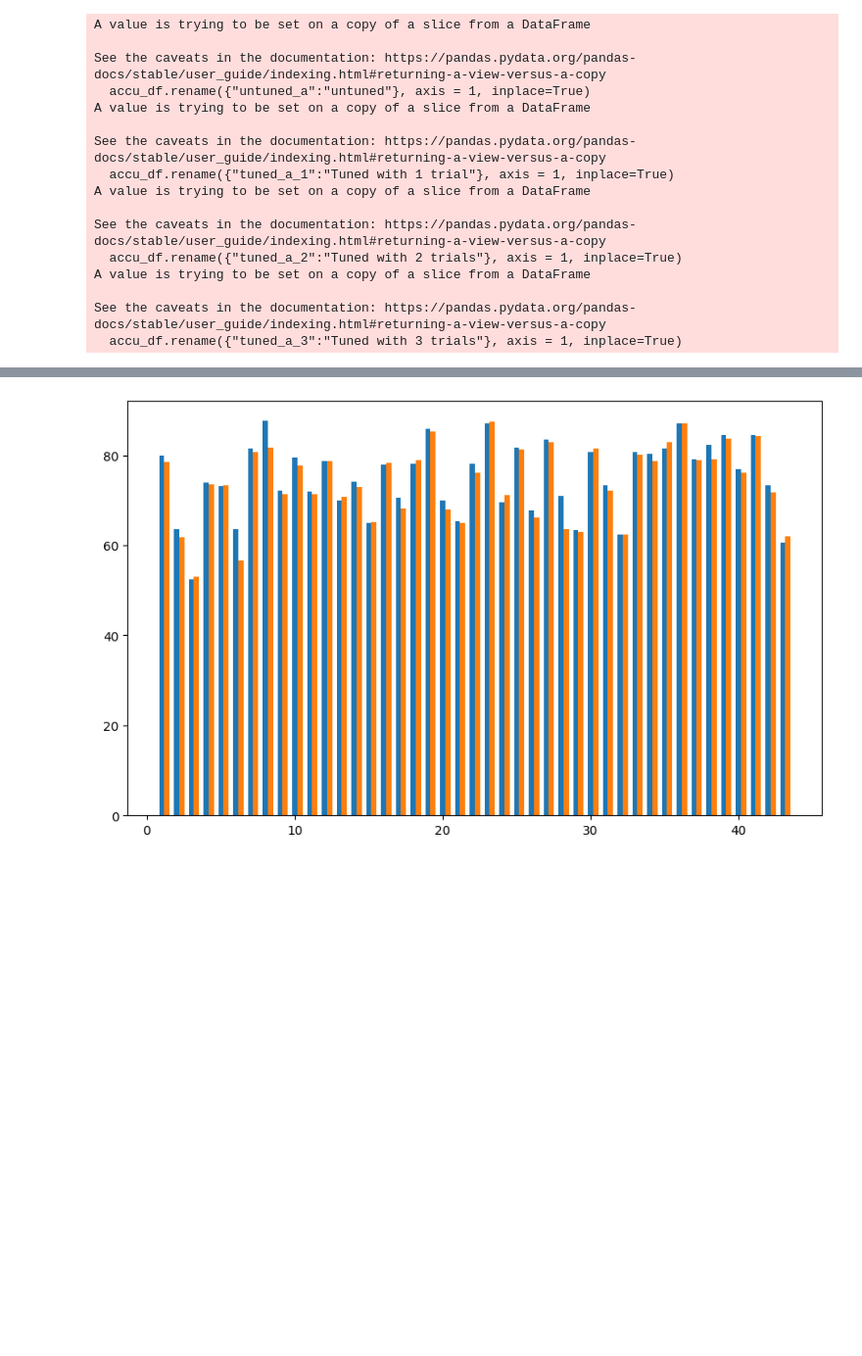
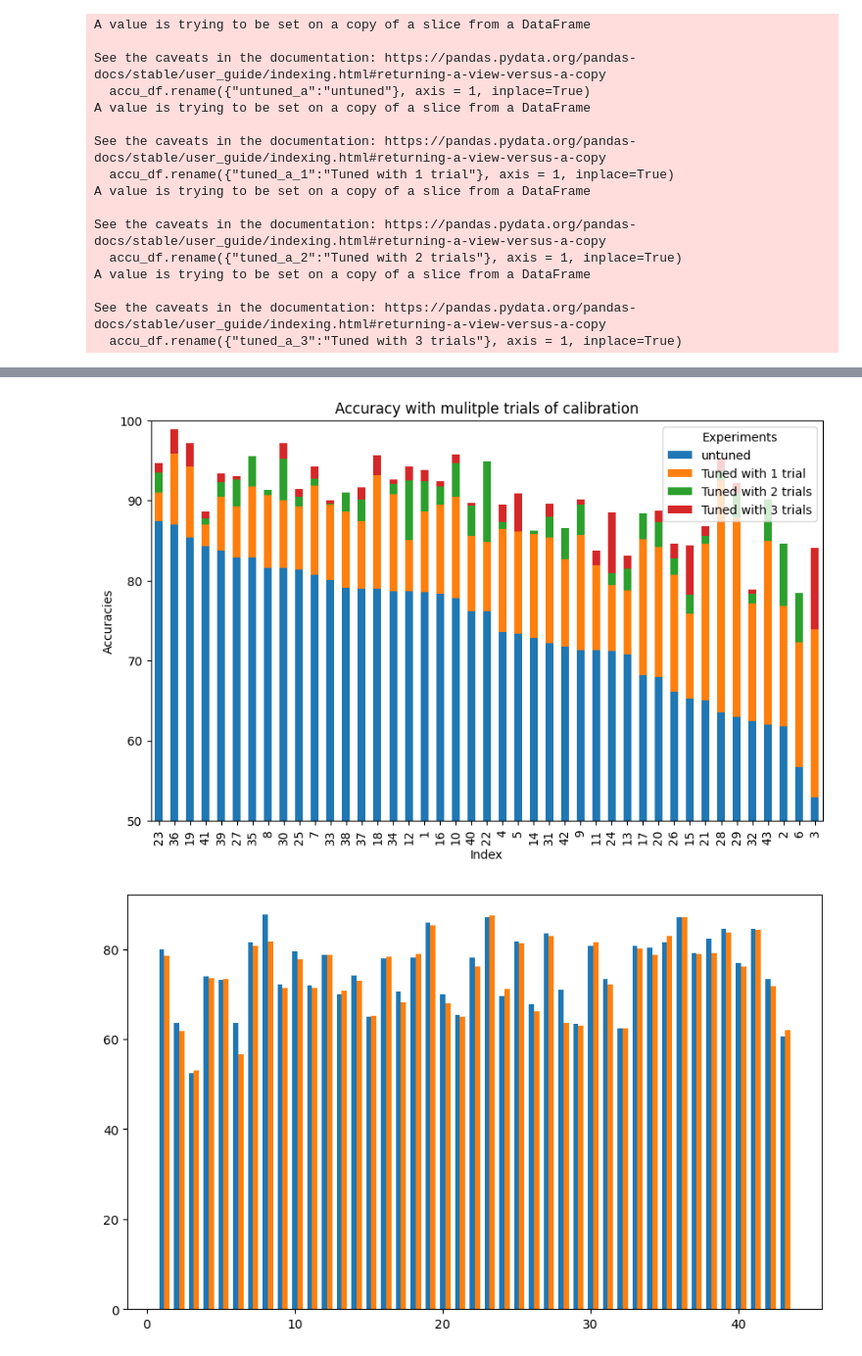
Before and after one commit to tanmaygadgil/DS5500-project, a Jupyter notebook: DL/Analysis.ipynb, the cells around one changed output, grey strips where cells are left out. Shown at 98% size. Drawn from its saved outputs; the diff is of its cells as text; code cells hidden in the pictures; blank space fills up the shorter version.

```diff
--- a/DL/Analysis.ipynb
+++ b/DL/Analysis.ipynb
@@ -351,6 +351,8 @@ total_df
 # total_df = total_df.sort_values(by = 'untuned_a', ascending=False)
 # %%
 accu_df = total_df[['untuned_a', "tuned_a_1", "tuned_a_2", "tuned_a_3"]]
+# %%
+f1_df = total_df[['untuned_f', "tuned_f_1", "tuned_f_2", "tuned_f_3"]]
 # %%
 accu_df["tuned_a_3"] = accu_df["tuned_a_3"] - accu_df["tuned_a_2"]
 accu_df["tuned_a_2"] = accu_df["tuned_a_2"] - accu_df["tuned_a_1"]
@@ -371,3 +373,7 @@ Try using .loc[row_indexer,col_indexer] = value instead
 
 See the caveats in the documentation: https://pandas.pydata.org/pandas-docs/stable/user_guide/indexing.html#returning-a-view-versus-a-copy
   accu_df["tuned_a_1"] = accu_df["tuned_a_1"] - accu_df["untuned_a"]
+# %%
+f1_df["tuned_f_3"] = f1_df["tuned_f_3"] - f1_df["tuned_f_2"]
+f1_df["tuned_f_2"] = f1_df["tuned_f_2"] - f1_df["tuned_f_1"]
+f1_df["tuned_f_1"] = f1_df["tuned_f_1"] - f1_df["untuned_f"]
@@ -395,3 +417,8 @@ A value is trying to be set on a copy of a slice from a DataFrame
 
 See the caveats in the documentation: https://pandas.pydata.org/pandas-docs/stable/user_guide/indexing.html#returning-a-view-versus-a-copy
   accu_df.rename({"tuned_a_3":"Tuned with 3 trials"}, axis = 1, inplace=True)
+# %%
+f1_df.rename({"untuned_f":"untuned"}, axis = 1, inplace=True)
+f1_df.rename({"tuned_f_1":"Tuned with 1 trial"}, axis = 1, inplace=True)
+f1_df.rename({"tuned_f_2":"Tuned with 2 trials"}, axis = 1, inplace=True)
+f1_df.rename({"tuned_f_3":"Tuned with 3 trials"}, axis = 1, inplace=True)
@@ -429,3 +456,15 @@ plt.show()
+# %%
+f1_df.sort_values(by = "untuned", ascending=False)\
+    .plot(kind='bar', stacked=True, figsize=(10, 6))
+
+plt.title('Accuracy with mulitple trials of calibration')
+plt.ylim([50,100])
+plt.xlabel('Index')
+plt.ylabel('Accuracies')
+plt.legend(title='Experiments', loc='upper right')
+plt.show()
+# %% [output]
+[figure, added]
 # %%
 grouped_columns = ['untuned_a', 'untuned_f']
 # %%
```
Also changed, not shown: parts of 4 cells of this notebook, 3 other files.
